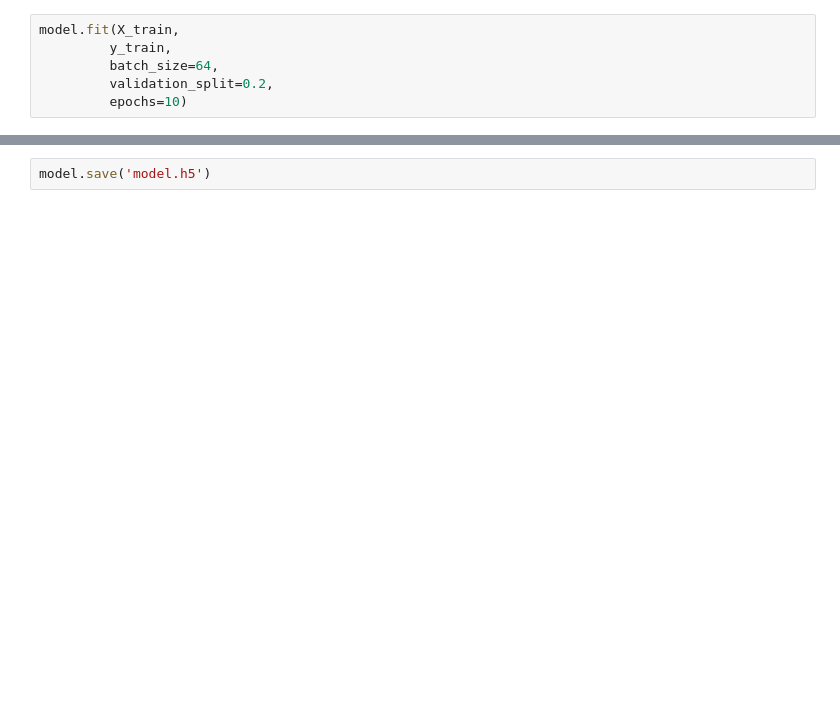
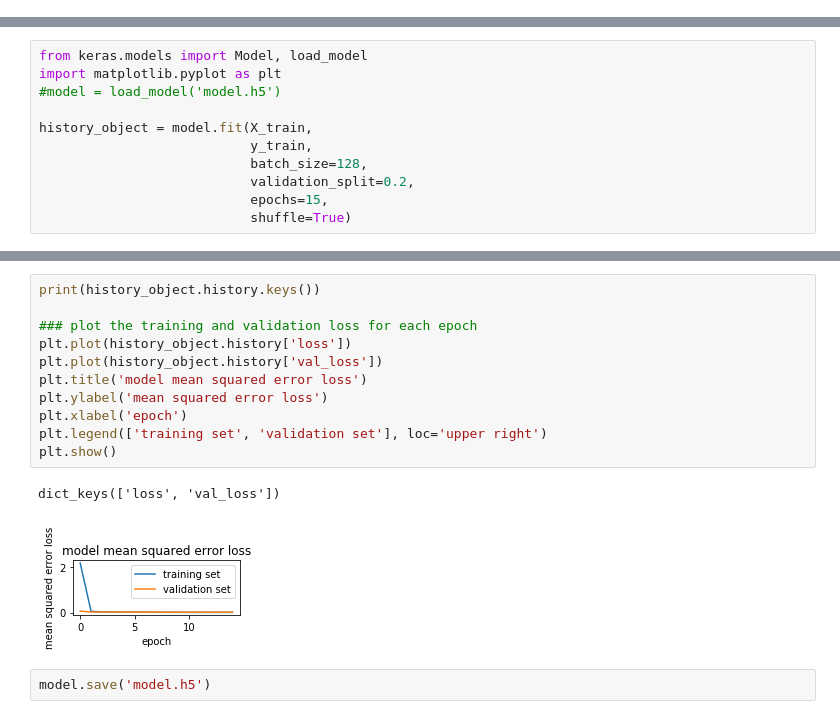
Before and after one commit to Meirtz/CarND-Behavioral-Cloning-P3, a Jupyter notebook: P3.ipynb, the cells around one changed output, grey strips where cells are left out. Drawn from its saved outputs; the diff is of its cells as text; blank space fills up the shorter version.

```diff
--- a/P3.ipynb
+++ b/P3.ipynb
@@ -69,6 +81,0 @@ Image(filename = 'model.png')
-# %%
-model.fit(X_train,
-         y_train,
-         batch_size=64,
-         validation_split=0.2,
-         epochs=10)
@@ -93,0 +82,11 @@ Epoch 10/10
+# %%
+from keras.models import Model, load_model
+import matplotlib.pyplot as plt
+#model = load_model('model.h5')
+
+history_object = model.fit(X_train,
+                           y_train,
+                           batch_size=128,
+                           validation_split=0.2,
+                           epochs=15,
+                           shuffle=True)
@@ -94,2 +113,16 @@ Epoch 10/10
+# %%
+print(history_object.history.keys())
+
+### plot the training and validation loss for each epoch
+plt.plot(history_object.history['loss'])
+plt.plot(history_object.history['val_loss'])
+plt.title('model mean squared error loss')
+plt.ylabel('mean squared error loss')
+plt.xlabel('epoch')
+plt.legend(['training set', 'validation set'], loc='upper right')
+plt.show()
+# %% [output]
+dict_keys(['loss', 'val_loss'])
+[figure, added]
 # %%
 model.save('model.h5')
```
Also changed, not shown: parts of 9 cells of this notebook, 5 other files.
